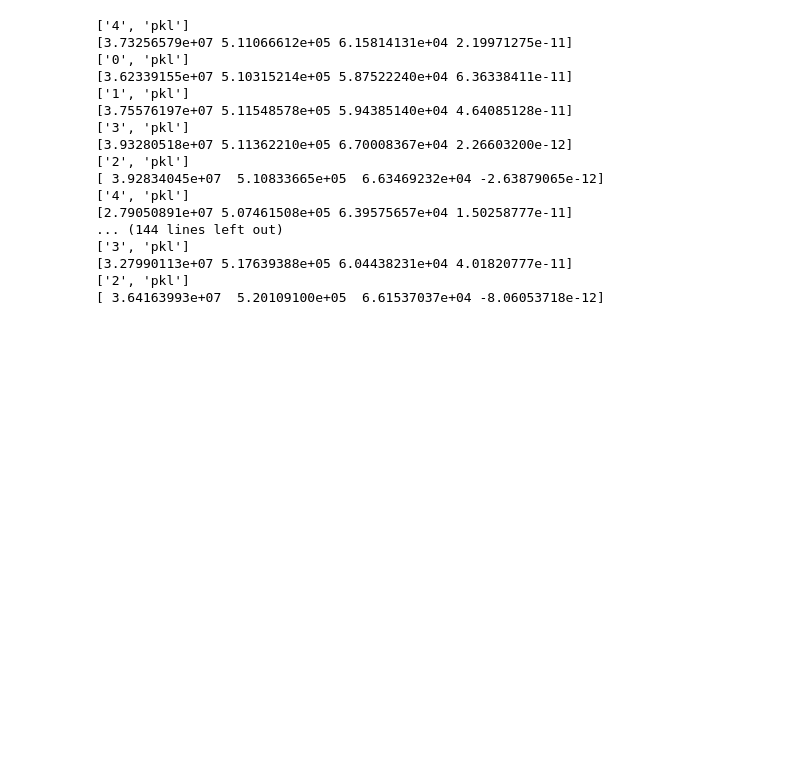
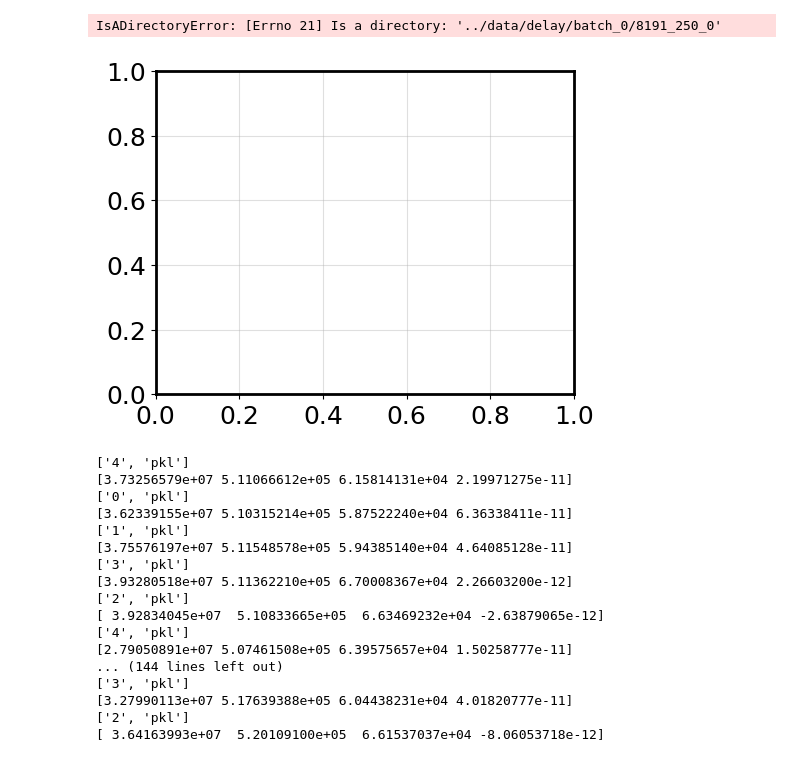
Before and after one commit to QuantumAdventures/non-linearity-experiment, a Jupyter notebook: notebooks/4. PSD delay.ipynb, the cells around one changed output. Saved outputs shown, nothing was run; the diff lists cells and outputs as text; code cells hidden in the pictures; blank space fills up the shorter version.

```diff
--- a/notebooks/4. Analysis delay.ipynb
+++ b/notebooks/4. PSD delay.ipynb
@@ -56,4 +16,19 @@ def convert_gains(gain, bits_decimal = 8):
     resolution = 2**-8
     gain = -32+(gain-8192)*resolution if gain >=8192 else  gain*resolution
     return 11.27*3.03e-15*np.power(-11*1.504e4*gain,3)
+# %%
+def psd(pathFolders, windows = 10, factor=1, channel='ch1'):
+    data = []
+    for file in os.listdir(pathFolders):
+        if file.endswith('.pkl'):
+            filePath = os.path.join(pathFolders,file)
+            data.append(pd.read_pickle(filePath))
+    dt = data[0].t[1]-data[0].t[0]
+    f = 1/dt
+    freq, power = signal.welch(data[0][channel]*factor, f, window = 'hamming', nperseg = int(len(data[0][channel])/windows))
+    for i in range(1,len(data)):
+        freq, powerTemp = signal.welch(data[i][channel]*factor, f, window = 'hamming', nperseg = int(len(data[i][channel])/windows))
+        power += powerTemp/np.sqrt((2*np.pi))
+    power = power/len(data)
+    return freq,power
 # %%
@@ -61,5 +37,56 @@ kbT = 1.38065e-23*300
 m = 3.229e-18
 rp_clock = 1/(100e6)
+# %%
+acqTime = 3 # total acquisiton time [s]
+freq = int(1e7)
+folder = "../data/delay/batch_0"
+#rootFolder = r"D:\Nonlinearity Measurement Week Data\third_day\testes_ganhos\batch_3" #output folder where folders containint the data will be saved
+coupling= "DCV" #coupling type, can be ACV or DCV.
+voltageRange = 10 #oscilloscope range
+autoRange = 0 #if it equals  1, voltageRange will be ignored and an automatic range will be determined
+gainAutoRange = 3 #multiplicative factor that determines the autoRange
+autoPSD = 0 #set to 1 to save a single psd upon a specified folder. this assumes "idle_data" folder is precreated inside rootFolder
+delay = 5 #amount of seconds between acquisitions (autoPSD only)
+Ni = 1 #number of images (autoPSD only)
+windows = 10
+
+gain = '8191'
+plt.rcParams.update({'font.size': 18})
+plt.rcParams["axes.linewidth"] = 2
+plt.rcParams["figure.figsize"] = [5.4,4.2]
+
+ax = plt.gca()
+ax.grid(alpha = 0.4)
+
+colors = ['#2E86C1', '#85C1E9', '#1B4F72']
+labels = [r'$G=0, \phi=0$', r'$G=5.31e6, \phi=\pi/2$', r'$G=5.31e6, \phi=3\pi/2$']
+for delay in ["250_0", "562_0", "875_0"]:
+#    outputFolder = da.DataRecordin2g(scp,rootFolder,Ntraces = 10 , reps = 1)
+    freq,power = psd(r'{}/{}_{}'.format(folder, gain, delay), windows = 10, channel = 'ch1', factor=0.1/(1.504e4))
+#    freq,power = da.psdEvalTiePie(r'{}\0_8000'.format(rootFolder),label = 'gaincubic',windows = windows,channel = 'ch1', factor=1/10)
+#    freq,power = da.psdEvalTiePie(r'{}\8000'.format(rootFolder),label = 'no gain',windows = windows,channel = 'ch1', factor=1/10)
+#for folder in os.listdir(rootFolder):#["4096_113_0", "0_0_0", "8192_227_0", "8192_341_0", "8192_454_0", "8192_909_0"]:
+    #freq,power = da.psdEvalTiePie(r'{}\{}'.format(rootFolder, folder),label = '{}'.format(folder),windows = windows,channel = 'ch1', factor=1/10)
+    #if folder.split('_')[0] != '0' or folder == '0_1':
+
+            #ax.scatter(freq ,powerList[i],label = folder , s = 10)
+#        ax.plot(freq/1000,power, color=color)#label = label)#,alpha = 0.2)
+
+    ax.fill_between(freq/1000, power,  color=colors[0])
+
+    ax.set_xlim([70, 100])
+    ax.set_ylim([10**-20, 100*max(power)])
+
+    ax.set_yscale('log')
+    #ax.set_xscale('log')
+    ax.set(ylabel=r'$m^2$/Hz')
+    ax.set(xlabel=r'$\Omega_z$ [kHz]')
+ax.legend(labels, fontsize=10, loc='upper right')
+
+plt.show()
+# %% [output]
+IsADirectoryError: [Errno 21] Is a directory: '../data/delay/batch_0/8191_250_0'
+[figure, added]
 # %%
 def lorentzian(omega,A,center,gamma,base):
     num = A*gamma
```
Also changed, not shown: parts of 4 cells of this notebook, 6 other files.
